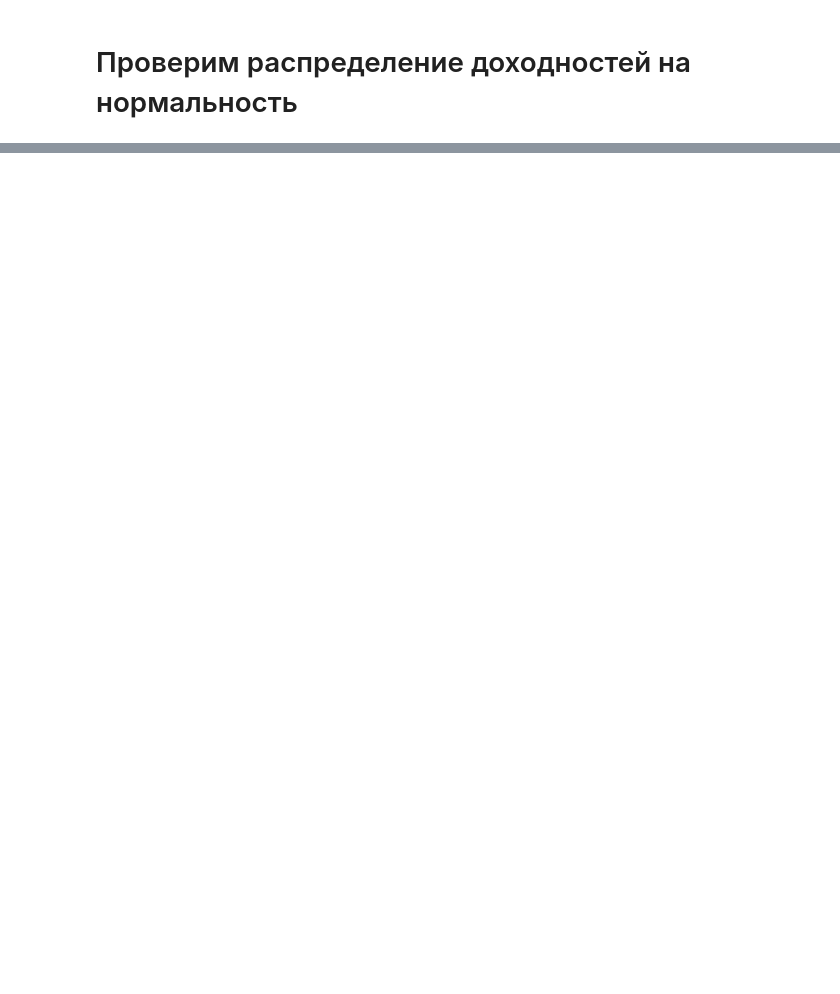
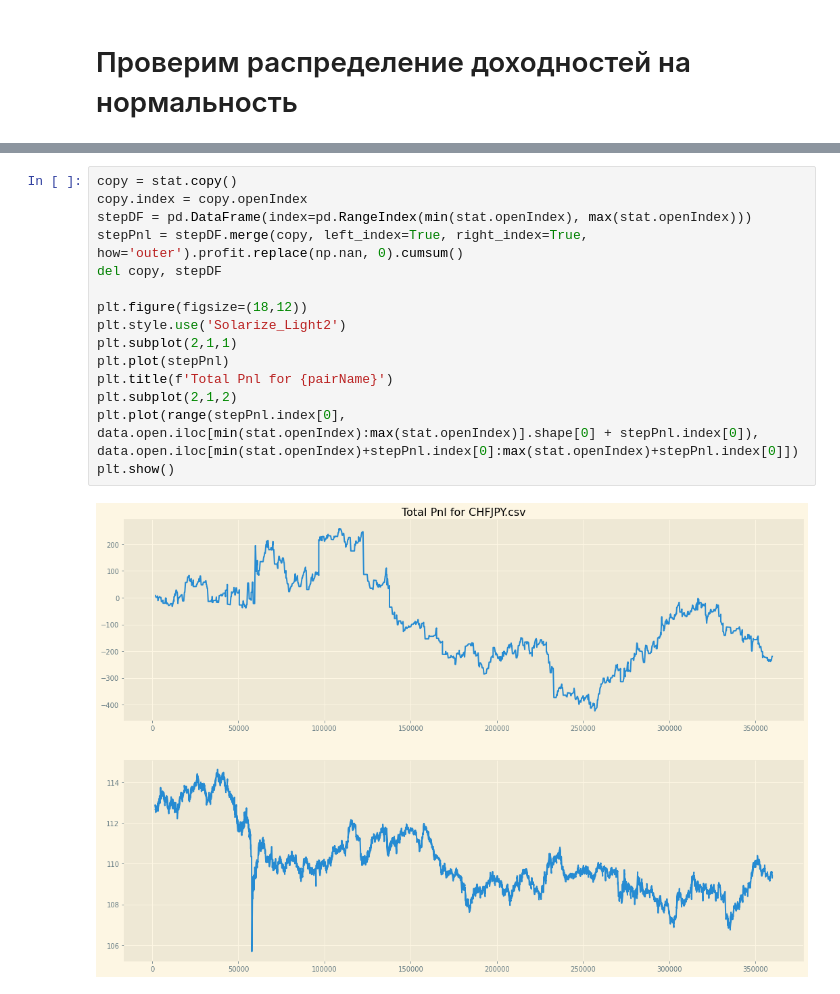
Before and after one commit to Molozey/algo-andrii, a Jupyter notebook: MeanReversion/ernestChan.ipynb, the cells around one changed output, grey strips where cells are left out. Drawn from its saved outputs; the diff is of its cells as text; blank space fills up the shorter version.

```diff
--- a/MeanReversion/ernestChan.ipynb
+++ b/MeanReversion/ernestChan.ipynb
@@ -288,0 +297,17 @@ plt.show()
+# %%
+copy = stat.copy()
+copy.index = copy.openIndex
+stepDF = pd.DataFrame(index=pd.RangeIndex(min(stat.openIndex), max(stat.openIndex)))
+stepPnl = stepDF.merge(copy, left_index=True, right_index=True, how='outer').profit.replace(np.nan, 0).cumsum()
+del copy, stepDF
+
+plt.figure(figsize=(18,12))
+plt.style.use('Solarize_Light2')
+plt.subplot(2,1,1)
+plt.plot(stepPnl)
+plt.title(f'Total Pnl for {pairName}')
+plt.subplot(2,1,2)
+plt.plot(range(stepPnl.index[0], data.open.iloc[min(stat.openIndex):max(stat.openIndex)].shape[0] + stepPnl.index[0]), data.open.iloc[min(stat.openIndex)+stepPnl.index[0]:max(stat.openIndex)+stepPnl.index[0]])
+plt.show()
+# %% [output]
+[figure, added]
```
Also changed, not shown: parts of 7 cells of this notebook, 1 other file.
